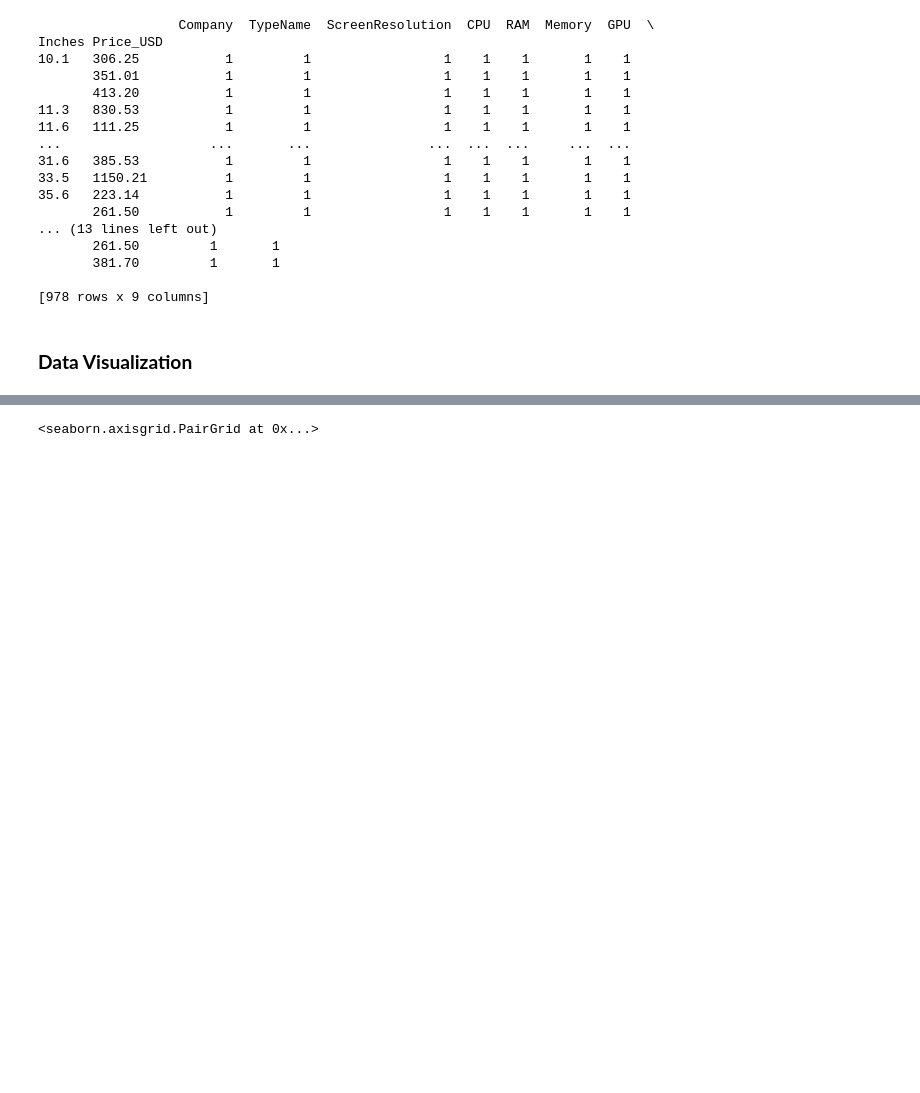
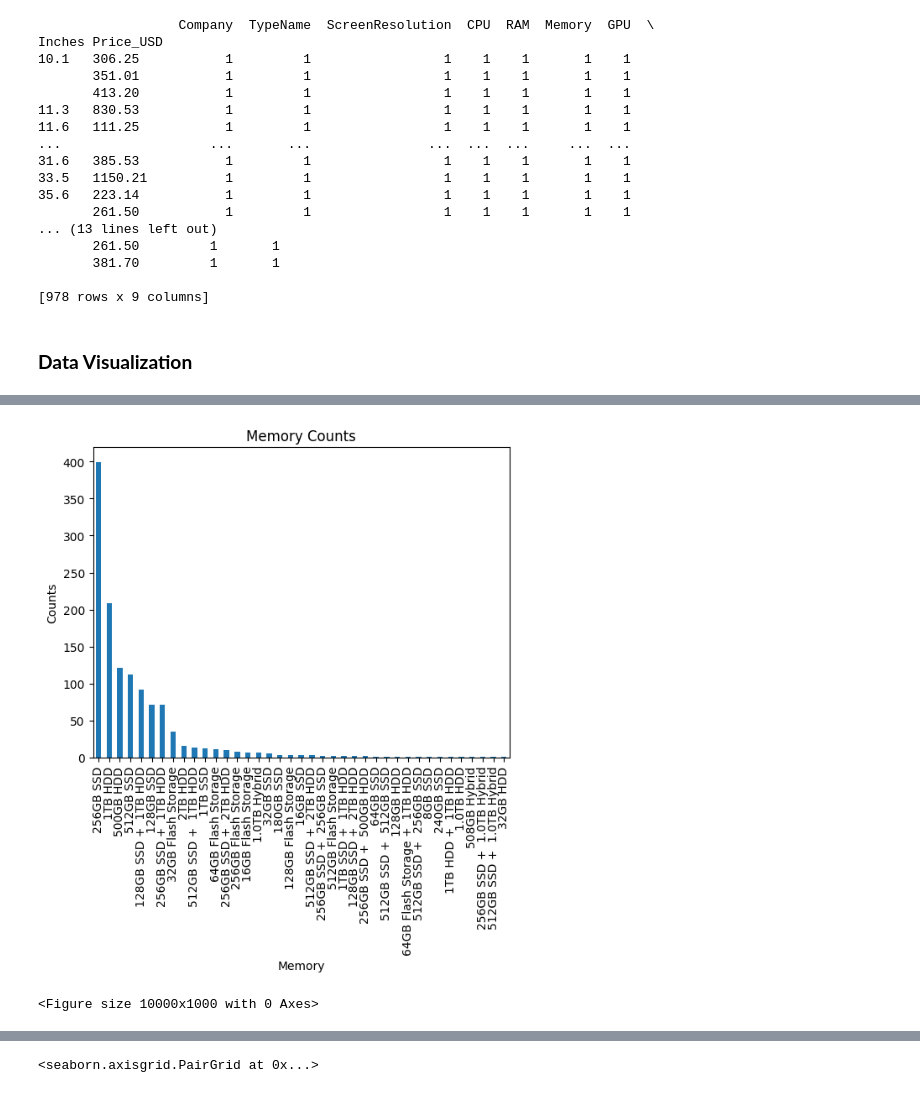
Before and after one commit to rkynhoff/CodeLouisville_Data_M2_Project, a Jupyter notebook: MiniProject_V2.ipynb, the cells around one changed output, grey strips where cells are left out. Cells and saved outputs as stored; diff of their text form; code cells hidden in the pictures; blank space fills up the shorter version.

```diff
--- a/MiniProject_V2.ipynb
+++ b/MiniProject_V2.ipynb
@@ -485,3 +499,13 @@ Inches Price_USD
+# %%
+laptop_data_clean["Memory"].value_counts().plot.bar()
+plt.title("Memory Counts")
+plt.ylabel("Counts")
+plt.figure(figsize=(100,10))
+
+plt.show()
+# %% [output]
+[figure, added]
+<Figure size 10000x1000 with 0 Axes>
 # %%
 # Investigate the amount of RAM by price point
 fig, ax = plt.subplots()
```
Also changed, not shown: parts of 4 cells of this notebook.
